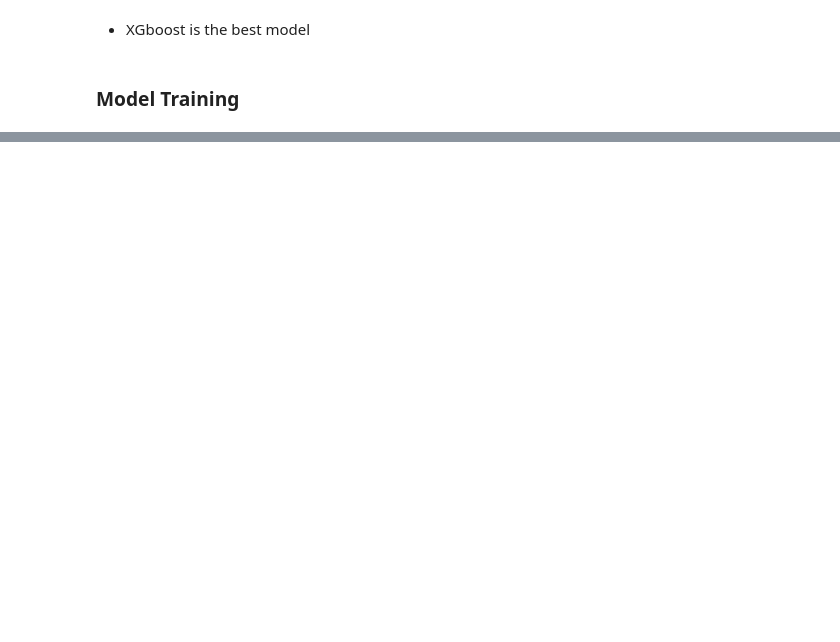
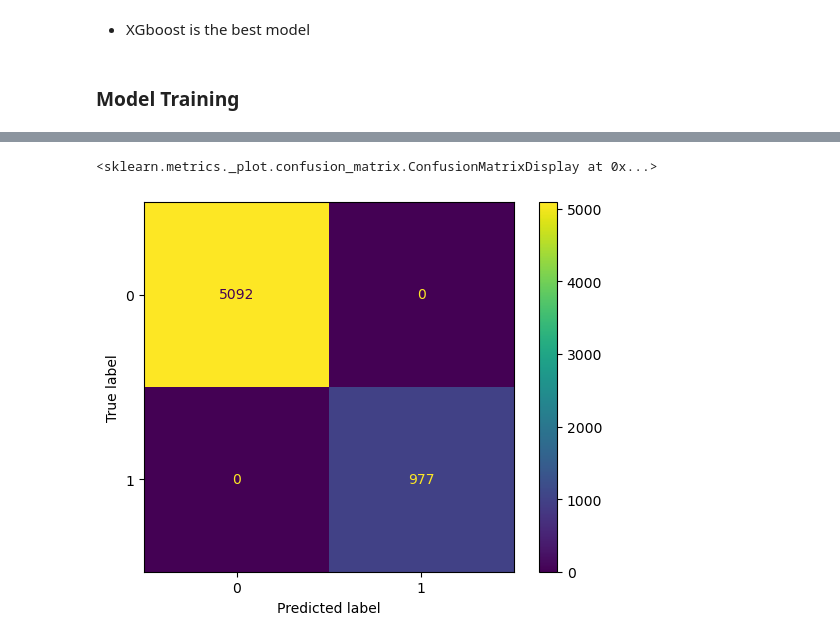
Before and after one commit to tina96pham/LHL_FinalProject, a Jupyter notebook: Notebooks/2_Modeling.ipynb, the cells around one changed output, grey strips where cells are left out. Saved outputs shown, nothing was run; the diff lists cells and outputs as text; code cells hidden in the pictures; blank space fills up the shorter version.

```diff
--- a/Notebooks/2_Modeling.ipynb
+++ b/Notebooks/2_Modeling.ipynb
@@ -273,0 +301,3 @@ param_grid = {"max_depth":    [4, 5],
+# %%
+xgb= XGBClassifier(eval_metric=recall_score)
+xgb.fit(X_train_std, y_train)
@@ -273,0 +319,5 @@ param_grid = {"max_depth":    [4, 5],
+# %%
+plot_confusion_matrix(xgb, X_train_std,y_train)
+# %% [output]
+<sklearn.metrics._plot.confusion_matrix.ConfusionMatrixDisplay at 0x...>
+[figure, added]
```
Also changed, not shown: parts of 44 cells of this notebook, 13 other files.
